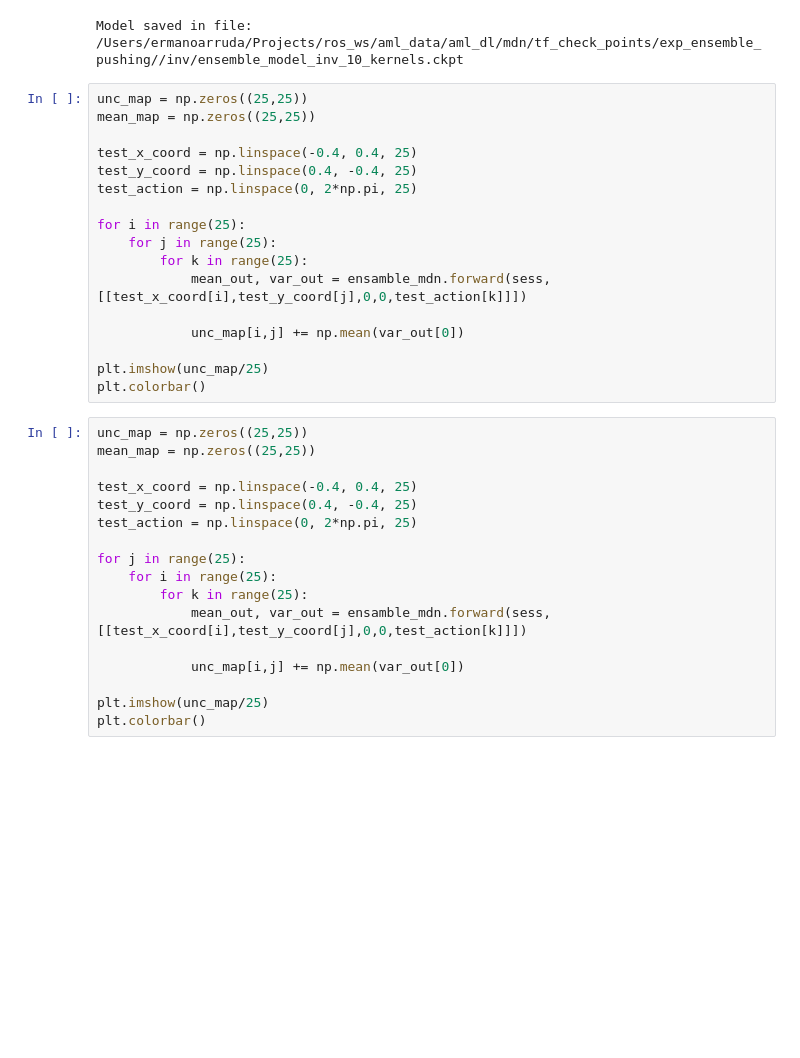
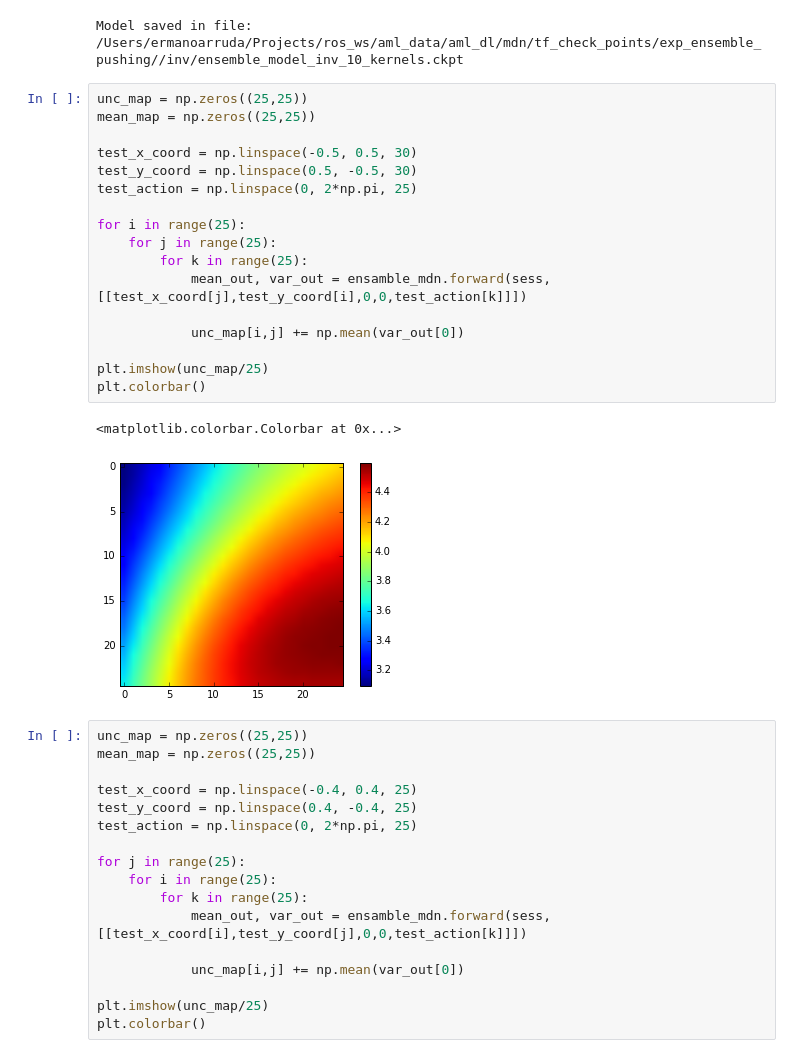
Before and after one commit to mjm522/aml, a Jupyter notebook: aml_dl/src/aml_dl/mdn/notebooks/ensemble_forward_model_box2d.ipynb, the cells around one changed output. Cells and saved outputs as stored; diff of their text form; blank space fills up the shorter version.

```diff
--- a/aml_dl/src/aml_dl/mdn/notebooks/ensemble_forward_model_box2d.ipynb
+++ b/aml_dl/src/aml_dl/mdn/notebooks/ensemble_forward_model_box2d.ipynb
@@ -169,20 +168,23 @@ Model saved in file: /Users/ermanoarruda/Projects/ros_ws/aml_data/aml_dl/mdn/tf_
 # %%
 unc_map = np.zeros((25,25))
 mean_map = np.zeros((25,25))
 
-test_x_coord = np.linspace(-0.4, 0.4, 25)
-test_y_coord = np.linspace(0.4, -0.4, 25)
+test_x_coord = np.linspace(-0.5, 0.5, 30)
+test_y_coord = np.linspace(0.5, -0.5, 30)
 test_action = np.linspace(0, 2*np.pi, 25)
 
 for i in range(25):
     for j in range(25):
         for k in range(25):
-            mean_out, var_out = ensamble_mdn.forward(sess, [[test_x_coord[i],test_y_coord[j],0,0,test_action[k]]])
+            mean_out, var_out = ensamble_mdn.forward(sess, [[test_x_coord[j],test_y_coord[i],0,0,test_action[k]]])
 
             unc_map[i,j] += np.mean(var_out[0])
 
 plt.imshow(unc_map/25)
 plt.colorbar()
+# %% [output]
+<matplotlib.colorbar.Colorbar at 0x...>
+[figure, added]
 # %%
 unc_map = np.zeros((25,25))
 mean_map = np.zeros((25,25))
```
Also changed, not shown: parts of 2 cells of this notebook, 5 other files.
